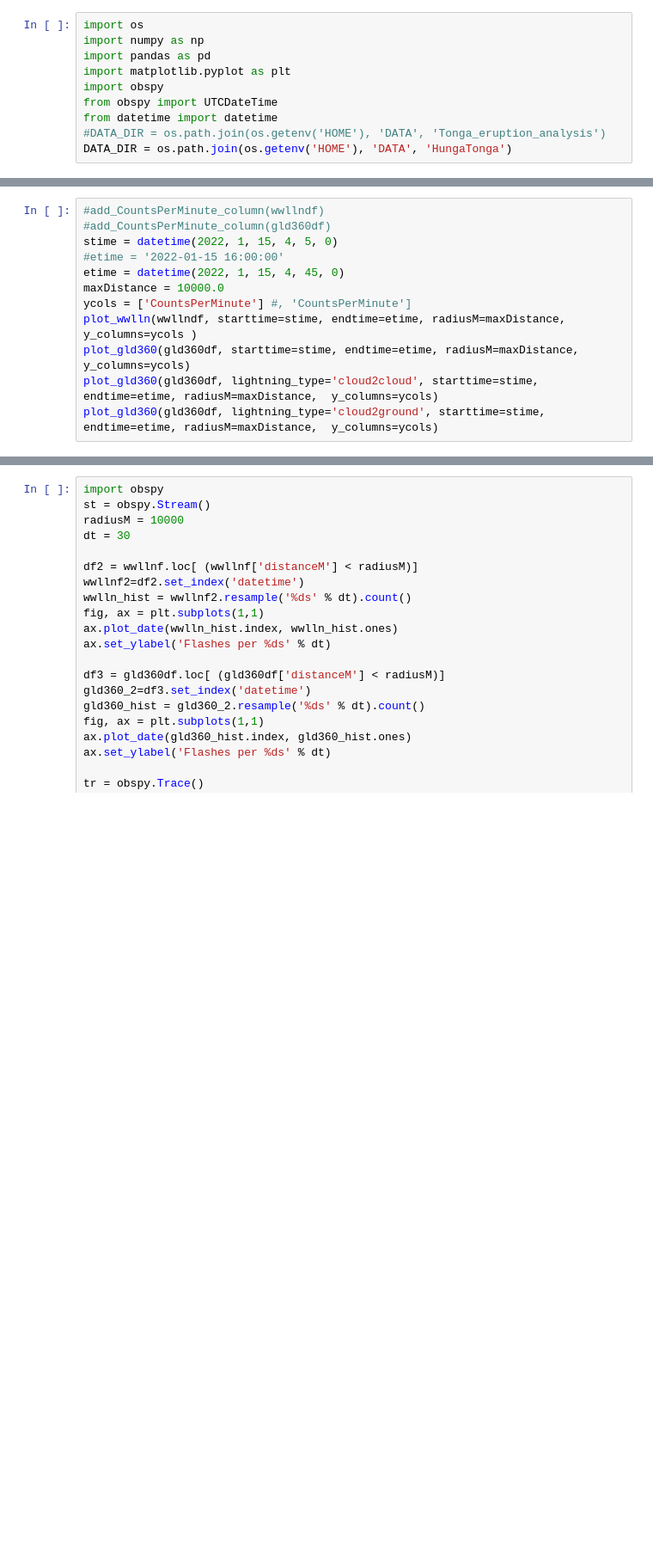
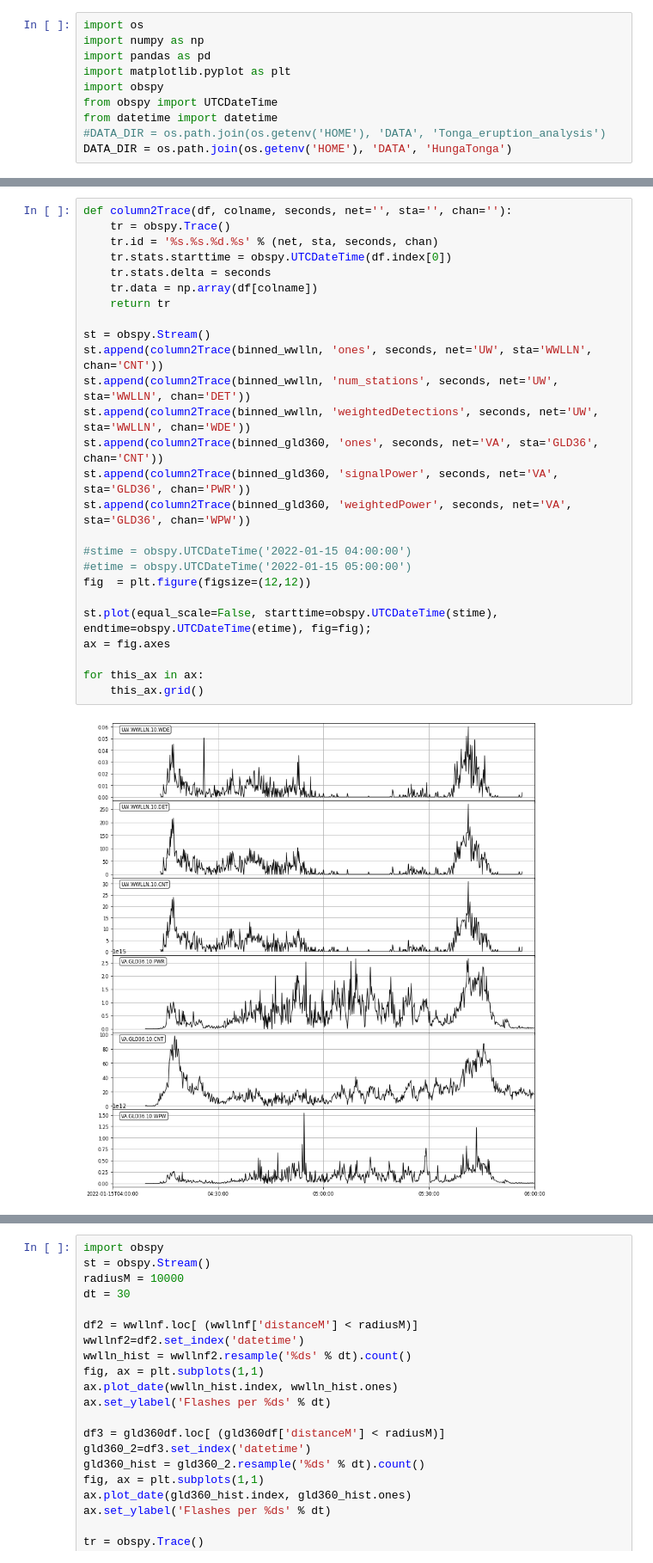
Before and after one commit to gthompson/kitchensinkGT, a Jupyter notebook: PROJECTS/Tonga/plot_tonga_lightning_data.ipynb, the cells around one changed output, grey strips where cells are left out. Shown at 86% size. Saved outputs shown, nothing was run; the diff lists cells and outputs as text; blank space fills up the shorter version.

```diff
--- a/PROJECTS/Tonga/plot_tonga_lightning_data.ipynb
+++ b/PROJECTS/Tonga/plot_tonga_lightning_data.ipynb
@@ -154,12 +223,0 @@ gld360df.to_pickle(gld360pklfile)
-# %%
-#add_CountsPerMinute_column(wwllndf)
-#add_CountsPerMinute_column(gld360df)
-stime = datetime(2022, 1, 15, 4, 5, 0)
-#etime = '2022-01-15 16:00:00'
-etime = datetime(2022, 1, 15, 4, 45, 0)
-maxDistance = 10000.0
-ycols = ['CountsPerMinute'] #, 'CountsPerMinute']
-plot_wwlln(wwllndf, starttime=stime, endtime=etime, radiusM=maxDistance, y_columns=ycols )
-plot_gld360(gld360df, starttime=stime, endtime=etime, radiusM=maxDistance, y_columns=ycols)
-plot_gld360(gld360df, lightning_type='cloud2cloud', starttime=stime, endtime=etime, radiusM=maxDistance,  y_columns=ycols)
-plot_gld360(gld360df, lightning_type='cloud2ground', starttime=stime, endtime=etime, radiusM=maxDistance,  y_columns=ycols)
@@ -226,0 +236,28 @@ Name: 0, dtype: object
+# %%
+def column2Trace(df, colname, seconds, net='', sta='', chan=''):
+    tr = obspy.Trace()
+    tr.id = '%s.%s.%d.%s' % (net, sta, seconds, chan)
+    tr.stats.starttime = obspy.UTCDateTime(df.index[0])
+    tr.stats.delta = seconds
+    tr.data = np.array(df[colname])
+    return tr
+
+st = obspy.Stream()
+st.append(column2Trace(binned_wwlln, 'ones', seconds, net='UW', sta='WWLLN', chan='CNT'))
+st.append(column2Trace(binned_wwlln, 'num_stations', seconds, net='UW', sta='WWLLN', chan='DET'))
+st.append(column2Trace(binned_wwlln, 'weightedDetections', seconds, net='UW', sta='WWLLN', chan='WDE'))
+st.append(column2Trace(binned_gld360, 'ones', seconds, net='VA', sta='GLD36', chan='CNT'))
+st.append(column2Trace(binned_gld360, 'signalPower', seconds, net='VA', sta='GLD36', chan='PWR'))
+st.append(column2Trace(binned_gld360, 'weightedPower', seconds, net='VA', sta='GLD36', chan='WPW'))
+
+#stime = obspy.UTCDateTime('2022-01-15 04:00:00')
+#etime = obspy.UTCDateTime('2022-01-15 05:00:00')
+fig  = plt.figure(figsize=(12,12))
+
+st.plot(equal_scale=False, starttime=obspy.UTCDateTime(stime), endtime=obspy.UTCDateTime(etime), fig=fig);
+ax = fig.axes
+
+for this_ax in ax:
+    this_ax.grid()
+# %% [output]
+[figure, added]
```
Also changed, not shown: parts of 14 cells of this notebook.
